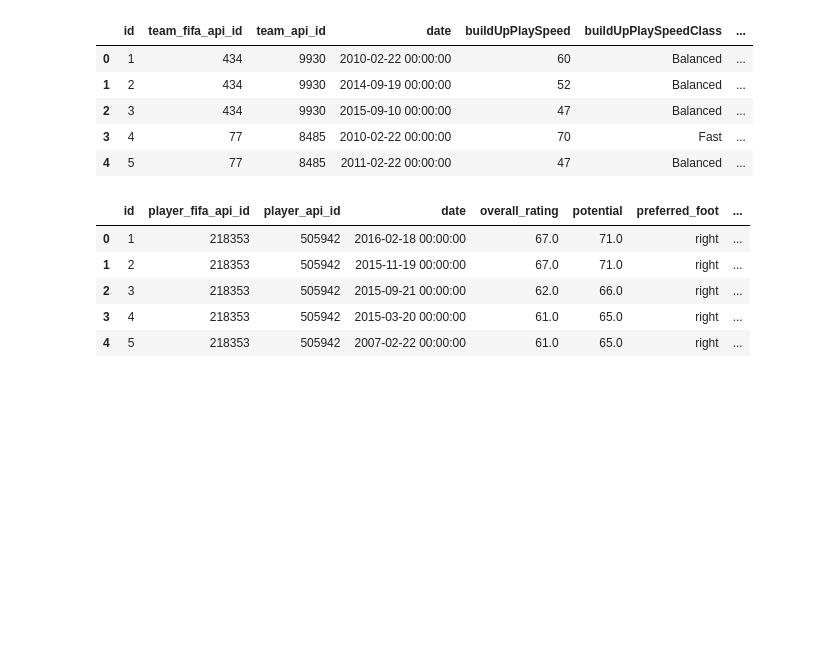
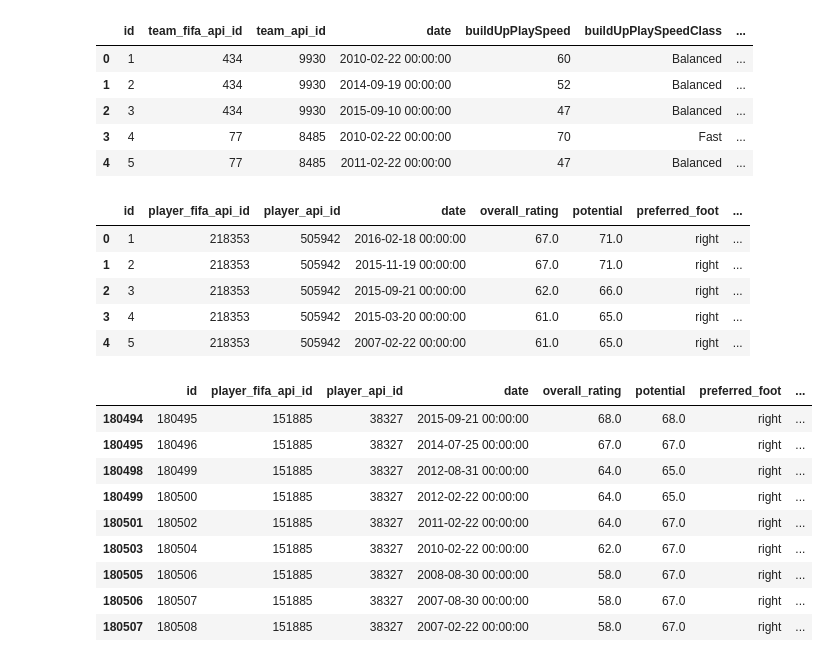
Before and after one commit to Ferox98/World-cup-predictions, a Jupyter notebook: analysis.ipynb, the cells around one changed output. Cells and saved outputs as stored; diff of their text form; code cells hidden in the pictures; blank space fills up the shorter version.

```diff
--- a/analysis.ipynb
+++ b/analysis.ipynb
@@ -118,3 +172,16 @@ player_attributes_df.iloc[0:5]
 | 2 | 3 | 218353 | 505942 | 2015-09-21 00:00:00 | 62.0 | 66.0 | right | ... |
 | 3 | 4 | 218353 | 505942 | 2015-03-20 00:00:00 | 61.0 | 65.0 | right | ... |
 | 4 | 5 | 218353 | 505942 | 2007-02-22 00:00:00 | 61.0 | 65.0 | right | ... |
+# %%
+player_attributes_df[player_attributes_df['player_api_id'] == 38327]
+# %% [output]
+|  | id | player_fifa_api_id | player_api_id | date | overall_rating | potential | preferred_foot | ... |
+| 180494 | 180495 | 151885 | 38327 | 2015-09-21 00:00:00 | 68.0 | 68.0 | right | ... |
+| 180495 | 180496 | 151885 | 38327 | 2014-07-25 00:00:00 | 67.0 | 67.0 | right | ... |
+| 180498 | 180499 | 151885 | 38327 | 2012-08-31 00:00:00 | 64.0 | 65.0 | right | ... |
+| 180499 | 180500 | 151885 | 38327 | 2012-02-22 00:00:00 | 64.0 | 65.0 | right | ... |
+| 180501 | 180502 | 151885 | 38327 | 2011-02-22 00:00:00 | 64.0 | 67.0 | right | ... |
+| 180503 | 180504 | 151885 | 38327 | 2010-02-22 00:00:00 | 62.0 | 67.0 | right | ... |
+| 180505 | 180506 | 151885 | 38327 | 2008-08-30 00:00:00 | 58.0 | 67.0 | right | ... |
+| 180506 | 180507 | 151885 | 38327 | 2007-08-30 00:00:00 | 58.0 | 67.0 | right | ... |
+| 180507 | 180508 | 151885 | 38327 | 2007-02-22 00:00:00 | 58.0 | 67.0 | right | ... |
```
Also changed, not shown: parts of 8 cells of this notebook, 1 other file.
